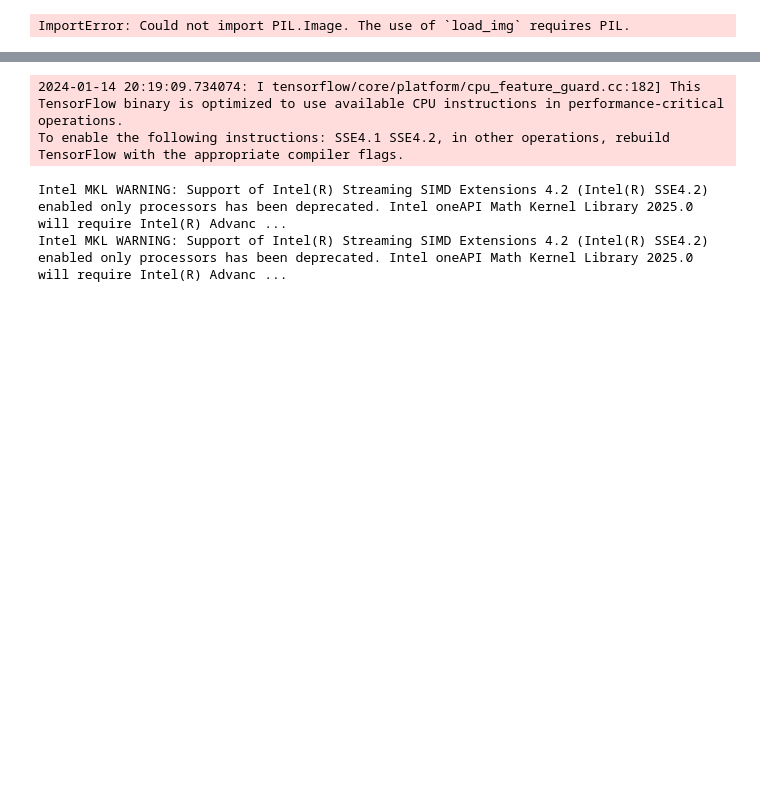
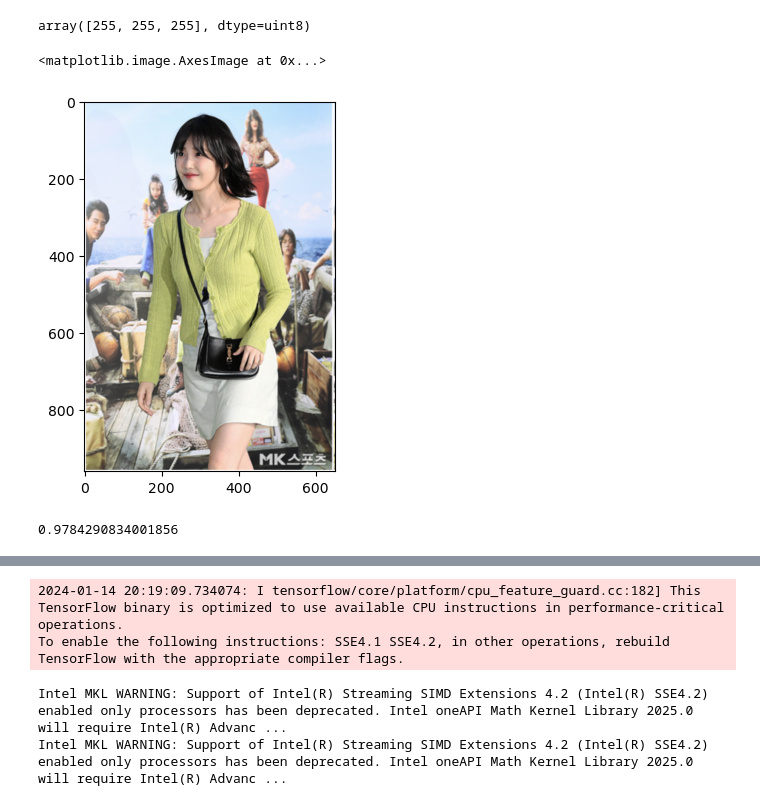
Before and after one commit to blissin/mac_air, a Jupyter notebook: 3.AI/image_process.ipynb, the cells around one changed output, grey strips where cells are left out. Drawn from its saved outputs; the diff is of its cells as text; code cells hidden in the pictures; blank space fills up the shorter version.

```diff
--- a/3.AI/image_process.ipynb
+++ b/3.AI/image_process.ipynb
@@ -3,7 +3,38 @@ import tensorflow as tf
 from tensorflow.keras.preprocessing import image
 import numpy as np
 
-image_path = '/IU.jpg'
+image_path = 'IU.jpg'
 img = image.load_img(image_path, target_size=(224,224))
+img_array = image.img_to_array(img)
-# %% [output]
-ImportError: Could not import PIL.Image. The use of `load_img` requires PIL.
+# %%
+import cv2
+import matplotlib.pyplot as plt
+import numpy as np
+
+img1 = cv2.imread('IU1.png')
+img2 = cv2.imread('IU2.png')
+# cv2.imshow('img1', img1)
+# %%
+img1[0][0]
+# %% [output]
+array([255, 255, 255], dtype=uint8)
+# %%
+plt.imshow(cv2.cvtColor(img1, cv2.COLOR_BGR2RGB))
+plt.imshow(cv2.cvtColor(img2, cv2.COLOR_BGR2RGB))
+# %% [output]
+<matplotlib.image.AxesImage at 0x...>
+[figure, added]
+# %%
+# 이미지를 그레이스케일로 변환
+image1_gray = cv2.cvtColor(img1, cv2.COLOR_BGR2GRAY)
+image2_gray = cv2.cvtColor(img2, cv2.COLOR_BGR2GRAY)
+
+# 히스토그램 계산
+hist1 = cv2.calcHist([image1_gray], [0], None, [256], [0, 256])
+hist2 = cv2.calcHist([image2_gray], [0], None, [256], [0, 256])
+
+# 히스토그램 비교
+similarity = cv2.compareHist(hist1, hist2, cv2.HISTCMP_CORREL)
+similarity
+# %% [output]
+0.9784290834001856
```
Also changed, not shown: parts of 5 cells of this notebook, 3 other files.
